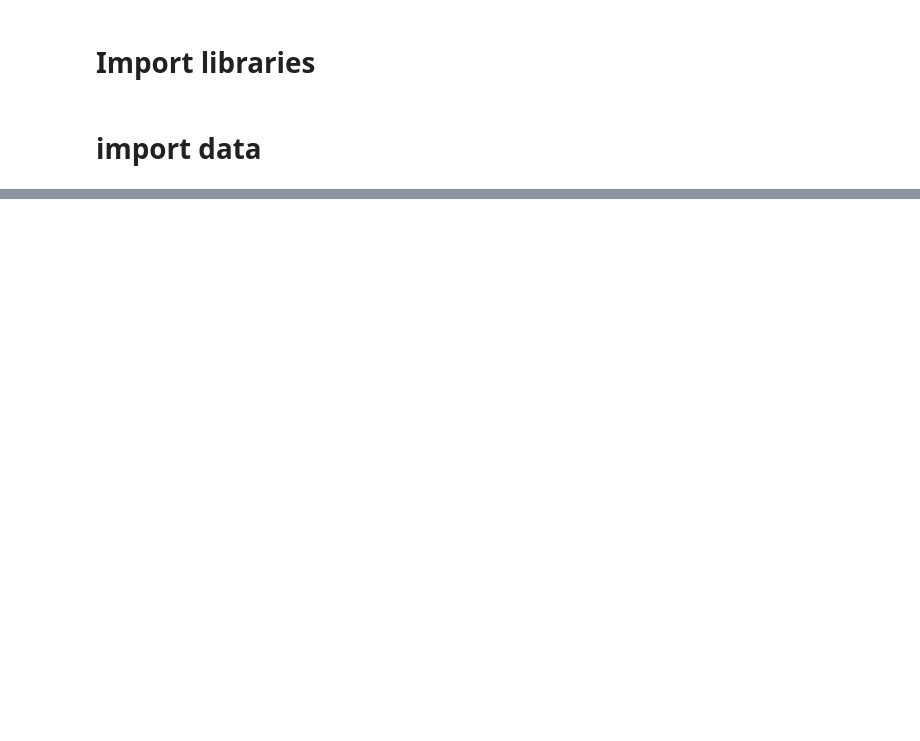
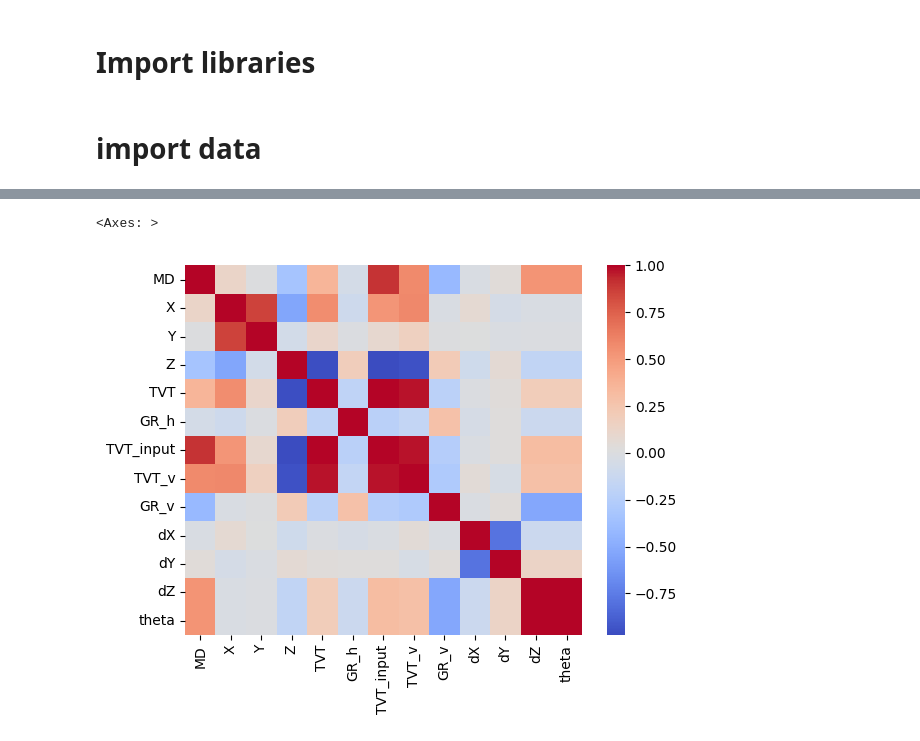
Before and after one commit to affogato-lab/rogii-crepe, a Jupyter notebook: oil-drill.ipynb, the cells around one changed output, grey strips where cells are left out. Cells and saved outputs as stored; diff of their text form; code cells hidden in the pictures; blank space fills up the shorter version.

```diff
--- a/oil-drill.ipynb
+++ b/oil-drill.ipynb
@@ -54,0 +174,13 @@ train_df
+# %%
+def data_processing(df):
+    df = df.sort_values(by = ['id', 'MD']).reset_index(drop = True)
+    if 'ANCC' in df.columns:
+        df = df.drop(['ANCC', 'ASTNU', 'ASTNL', 'EGFDU', 'EGFDL','BUDA','Geology'], axis = 1)
+    df[['dX', 'dY', 'dZ']] = df.groupby('id')[['X', 'Y', 'Z']].diff()
+    dI = np.sqrt(df['dX']**2+df['dY']**2+df['dZ']**2)
+    df['theta'] = df['dZ']/dI
+    df[['dX', 'dY', 'dZ', 'theta']] = df[['dX', 'dY', 'dZ', 'theta']].bfill()
+    return df
+# %%
+train_df_p = data_processing(train_df.copy())
+test_df_p = data_processing(test_df.copy())
@@ -54,0 +205,6 @@ train_df
+# %%
+corr_mat = train_df_p.drop('id', axis = 1).corr()
+sns.heatmap(corr_mat, cmap = 'coolwarm')
+# %% [output]
+<Axes: >
+[figure, added]
```
Also changed, not shown: parts of 19 cells of this notebook.
